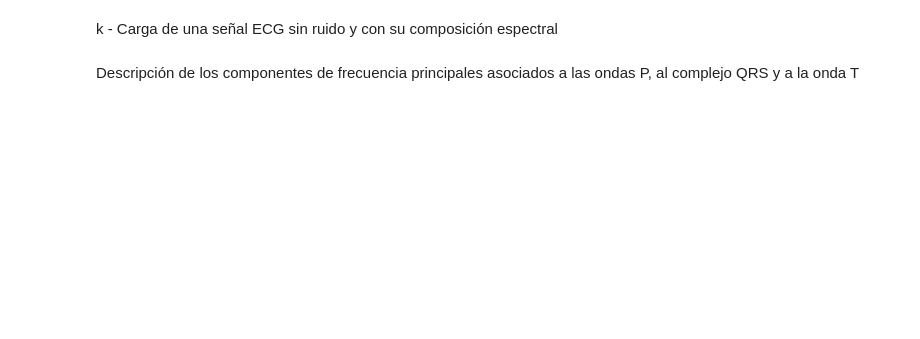
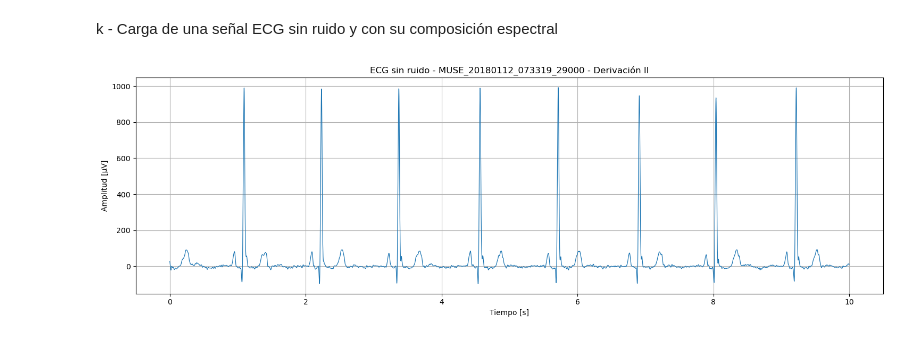
Before and after one commit to Lauren0407/Biosenales-LaurenCordero-AlmaOlea, a Jupyter notebook: Practica_3/Práctica3_Bioseñales.ipynb, the cells around one changed output. Cells and saved outputs as stored; diff of their text form; code cells hidden in the pictures; blank space fills up the shorter version.

```diff
--- a/Practica_3/Práctica3_Bioseñales.ipynb
+++ b/Practica_3/Práctica3_Bioseñales.ipynb
@@ -166,4 +221,38 @@ cuadrada
 # %% [markdown]
 k - Carga de una señal ECG sin ruido y con su composición espectral
-# %% [markdown]
- Descripción de los componentes de frecuencia principales asociados a las ondas P, al complejo QRS y a la onda T
+# %%
+#Cargamos y graficamos la señal de ECG sin ruido tomada de la base de datos de la practica pasada
+
+RUTA_DIAGNOSTICOS =r"C:\Users\corde\OneDrive\Imágenes\Escritorio\Bioseñales\Biosenales-LaurenCordero-AlmaOlea\Practica_2_parte 2\Diagnostics.xlsx"
+RUTA_SEÑALES = r"C:\Users\corde\OneDrive\Imágenes\Escritorio\Bioseñales\ECGDataDenoised"
+
+diagnosticos = pd.read_excel(RUTA_DIAGNOSTICOS)
+nombres_derivaciones = ['I', 'II', 'III', 'aVR', 'aVL', 'aVF',
+                        'V1', 'V2', 'V3', 'V4', 'V5', 'V6']
+
+def cargar_señal(nombre_archivo, ruta=RUTA_SEÑALES):
+    ruta_completa = os.path.join(ruta, nombre_archivo + '.csv')
+    datos = pd.read_csv(ruta_completa, header=None)
+    datos.columns = nombres_derivaciones
+    return datos
+
+clase_2 = 'SB'
+registro_2 = diagnosticos[diagnosticos['Rhythm'] == clase_2].iloc[0]
+señal_2 = cargar_señal(registro_2['FileName'])
+
+fs = 500
+lead = 'II'
+
+t = np.arange(señal_2.shape[0]) / fs
+señal_ecg = señal_2[lead].values.astype(float)
+
+plt.figure(figsize=(15, 5))
+plt.plot(t, señal_ecg, linewidth=0.9)
+plt.title(f"ECG sin ruido - {registro_2['FileName']} - Derivación {lead}")
+plt.xlabel("Tiempo [s]")
+plt.ylabel("Amplitud [µV]")
+plt.grid(True)
+plt.tight_layout()
+plt.show()
+# %% [output]
+[figure, added]
```
Also changed, not shown: parts of 14 cells of this notebook.
